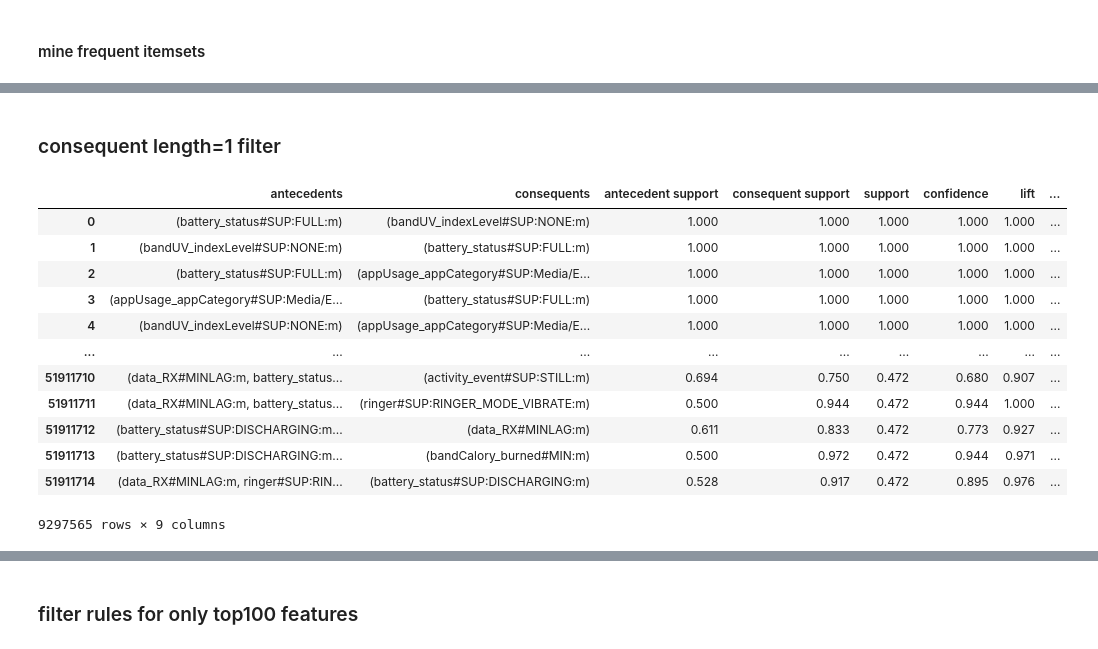
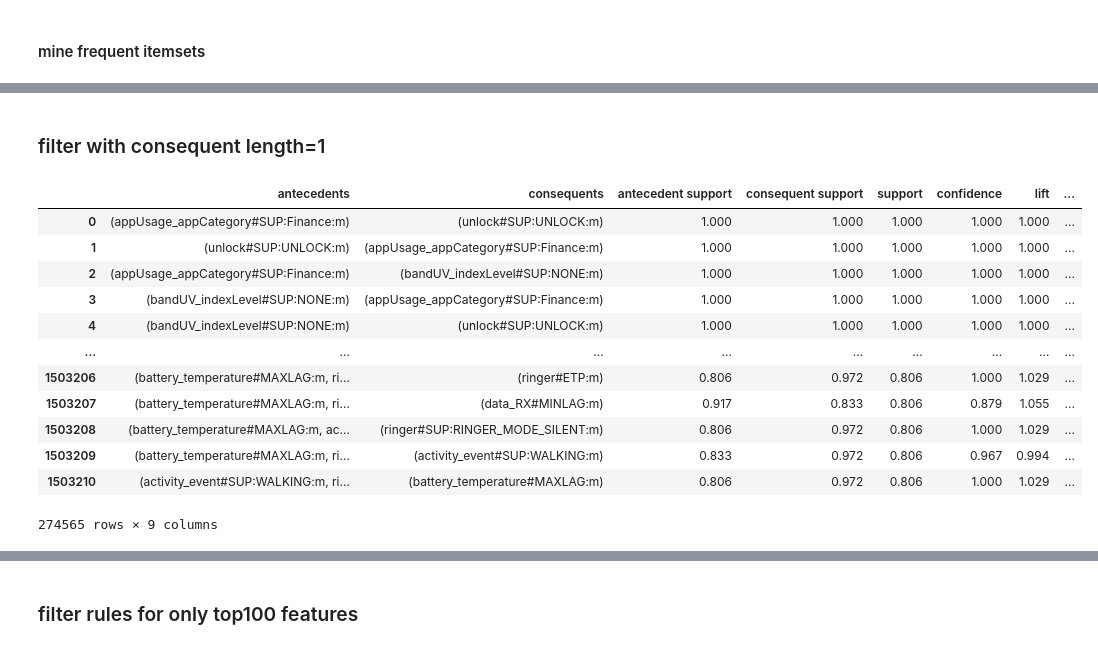
Before and after one commit to Jumabek/receptivity, a Jupyter notebook: analysis/ARM.ipynb, the cells around one changed output, grey strips where cells are left out. Saved outputs shown, nothing was run; the diff lists cells and outputs as text; code cells hidden in the pictures.

```diff
--- a/analysis/ARM.ipynb
+++ b/analysis/ARM.ipynb
@@ -704,7 +742,9 @@ else:
         , parse_dates=['timestamp']
     ).set_index(['pid','timestamp'])
 
-sliding_features = impute(sliding_features)
+sliding_features = impute(
+    sliding_features
+)
 sliding_features.isnull().sum().sort_values(ascending=False)
 # %% [output]
 appUsage_appCategory#ASC                     0
@@ -758,9 +764,11 @@ def discretize_df(data, cols, pid):
 # %%
 df_recoded = []
-for pid in tqdm(sliding_features.index.get_level_values('pid').unique()):
+arm_pids = sliding_features.index.get_level_values('pid').unique()
+cols = sliding_features.columns.tolist()
+for pid in tqdm(arm_pids):
     res = discretize_df(
         sliding_features.loc[pid]
-        , sliding_features.columns.tolist()
+        , cols
         , pid
     )
     df_recoded.append(res)
@@ -813,7 +820,7 @@ df
 #### mine frequent itemsets
 # %%
 frequent_itemsets = fpgrowth(
-    df, min_support=0.3, use_colnames=True,
+    df, min_support=0.8, use_colnames=True,
     max_len=5
 )
 
@@ -822,7 +843,7 @@ frequent_itemsets
 res = association_rules(
     frequent_itemsets
     , metric='confidence'
-    ,  min_threshold=0.6
+    ,  min_threshold=0.2
 )
 
 res
@@ -829,19 +864,19 @@ res
 # %% [markdown]
-### consequent length=1 filter
+### filter with consequent length=1
 # %%
-res = res[res.apply(lambda x: len(x['consequents'])==1, axis=1)]
-res
+res_with_single_RHS = res[res.apply(lambda x: len(x['consequents'])==1, axis=1)]
+res_with_single_RHS
 # %% [output]
 |  | antecedents | consequents | antecedent support | consequent support | support | confidence | lift | ... |
-| 0 | (battery_status#SUP:FULL:m) | (bandUV_indexLevel#SUP:NONE:m) | 1.000 | 1.000 | 1.000 | 1.000 | 1.000 | ... |
-| 1 | (bandUV_indexLevel#SUP:NONE:m) | (battery_status#SUP:FULL:m) | 1.000 | 1.000 | 1.000 | 1.000 | 1.000 | ... |
-| 2 | (battery_status#SUP:FULL:m) | (appUsage_appCategory#SUP:Media/E... | 1.000 | 1.000 | 1.000 | 1.000 | 1.000 | ... |
-| 3 | (appUsage_appCategory#SUP:Media/E... | (battery_status#SUP:FULL:m) | 1.000 | 1.000 | 1.000 | 1.000 | 1.000 | ... |
-| 4 | (bandUV_indexLevel#SUP:NONE:m) | (appUsage_appCategory#SUP:Media/E... | 1.000 | 1.000 | 1.000 | 1.000 | 1.000 | ... |
+| 0 | (appUsage_appCategory#SUP:Finance:m) | (unlock#SUP:UNLOCK:m) | 1.000 | 1.000 | 1.000 | 1.000 | 1.000 | ... |
+| 1 | (unlock#SUP:UNLOCK:m) | (appUsage_appCategory#SUP:Finance:m) | 1.000 | 1.000 | 1.000 | 1.000 | 1.000 | ... |
+| 2 | (appUsage_appCategory#SUP:Finance:m) | (bandUV_indexLevel#SUP:NONE:m) | 1.000 | 1.000 | 1.000 | 1.000 | 1.000 | ... |
+| 3 | (bandUV_indexLevel#SUP:NONE:m) | (appUsage_appCategory#SUP:Finance:m) | 1.000 | 1.000 | 1.000 | 1.000 | 1.000 | ... |
+| 4 | (bandUV_indexLevel#SUP:NONE:m) | (unlock#SUP:UNLOCK:m) | 1.000 | 1.000 | 1.000 | 1.000 | 1.000 | ... |
 | ... | ... | ... | ... | ... | ... | ... | ... | ... |
-| 51911710 | (data_RX#MINLAG:m, battery_status... | (activity_event#SUP:STILL:m) | 0.694 | 0.750 | 0.472 | 0.680 | 0.907 | ... |
-| 51911711 | (data_RX#MINLAG:m, battery_status... | (ringer#SUP:RINGER_MODE_VIBRATE:m) | 0.500 | 0.944 | 0.472 | 0.944 | 1.000 | ... |
-| 51911712 | (battery_status#SUP:DISCHARGING:m... | (data_RX#MINLAG:m) | 0.611 | 0.833 | 0.472 | 0.773 | 0.927 | ... |
-| 51911713 | (battery_status#SUP:DISCHARGING:m... | (bandCalory_burned#MIN:m) | 0.500 | 0.972 | 0.472 | 0.944 | 0.971 | ... |
-| 51911714 | (data_RX#MINLAG:m, ringer#SUP:RIN... | (battery_status#SUP:DISCHARGING:m) | 0.528 | 0.917 | 0.472 | 0.895 | 0.976 | ... |
+| 1503206 | (battery_temperature#MAXLAG:m, ri... | (ringer#ETP:m) | 0.806 | 0.972 | 0.806 | 1.000 | 1.029 | ... |
+| 1503207 | (battery_temperature#MAXLAG:m, ri... | (data_RX#MINLAG:m) | 0.917 | 0.833 | 0.806 | 0.879 | 1.055 | ... |
+| 1503208 | (battery_temperature#MAXLAG:m, ac... | (ringer#SUP:RINGER_MODE_SILENT:m) | 0.806 | 0.972 | 0.806 | 1.000 | 1.029 | ... |
+| 1503209 | (battery_temperature#MAXLAG:m, ri... | (activity_event#SUP:WALKING:m) | 0.833 | 0.972 | 0.806 | 0.967 | 0.994 | ... |
+| 1503210 | (activity_event#SUP:WALKING:m, ri... | (battery_temperature#MAXLAG:m) | 0.806 | 0.972 | 0.806 | 1.000 | 1.029 | ... |
-9297565 rows × 9 columns
+274565 rows × 9 columns
```
Also changed, not shown: parts of 70 cells of this notebook, 8 other files.
